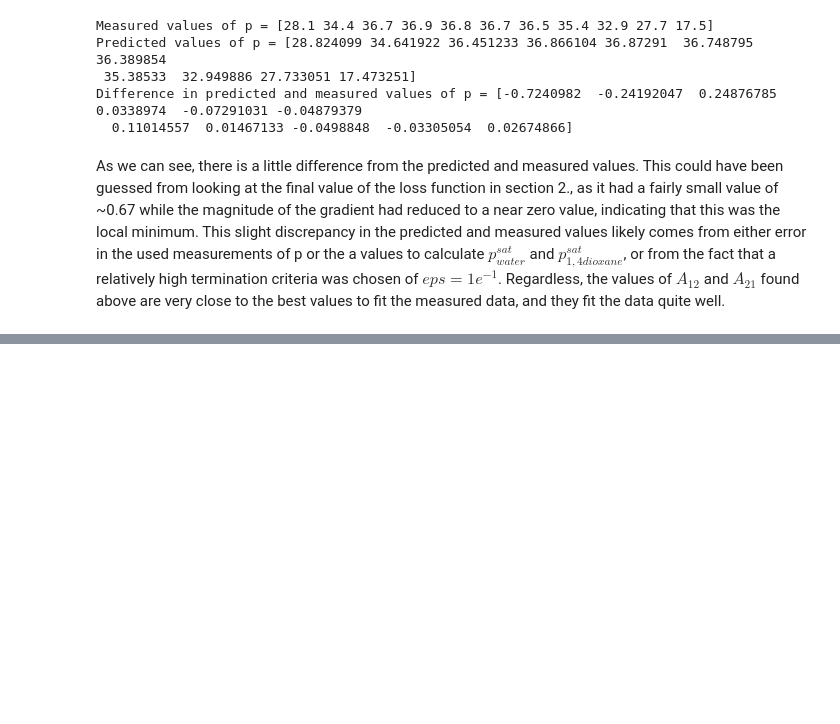
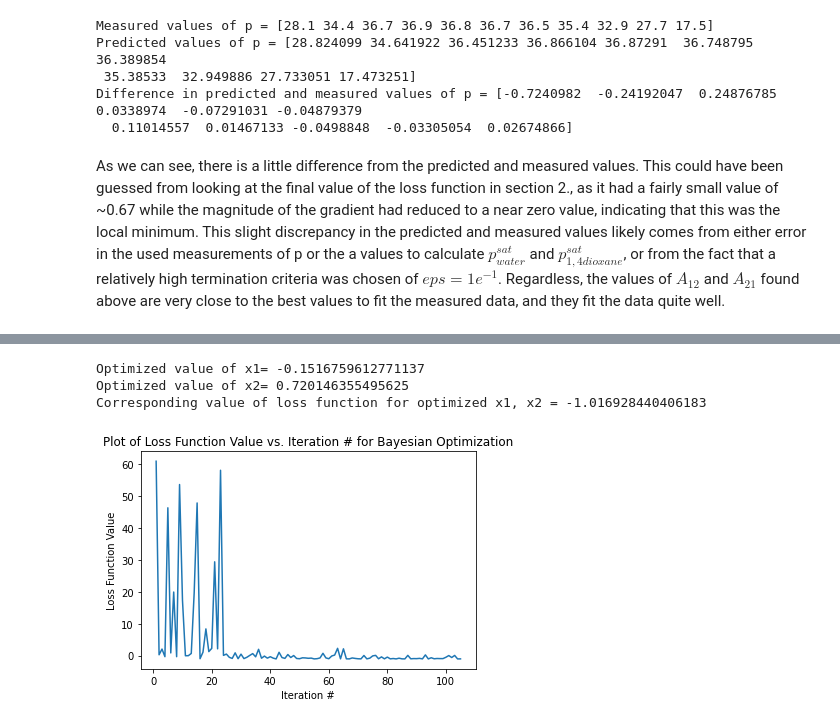
Before and after one commit to Ssjacks7/DesignOptimization2021Fall, a Jupyter notebook: HomeworkSolutions/Homework3/HW3Notebook.ipynb, the cells around one changed output, grey strips where cells are left out. Saved outputs shown, nothing was run; the diff lists cells and outputs as text; code cells hidden in the pictures; blank space fills up the shorter version.

```diff
--- a/HomeworkSolutions/Homework3/HW3Notebook.ipynb
+++ b/HomeworkSolutions/Homework3/HW3Notebook.ipynb
@@ -126,0 +137,31 @@ To minimize the following function using Bayesian optimization,
+# %%
+# Choosing the number of iterations to run (I arbitrarily chose 100)
+n_iters = 100
+
+# Choosing the number of pre-samples to the loss function (I arbitrarily chose 5)
+n_pre_samples = 5
+
+# Defining the function to be minimized
+sample_loss = lambda x: (4-2.1*(x[0]**2)+(x[0]**4)/3)*x[0]**2+x[0]*x[1]+(-4+4*x[1]**2)*x[1]**2
+
+# Defining the parameter bounds for x1 and x2
+bounds = np.array([[-3,3],[-2,2]])
+
+# Running the bayesian optimisation function with the predefined parameters, making sure to not use pure random search
+xbaye, lossbaye = bayesian_optimisation(n_iters, sample_loss, bounds, x0 = None, n_pre_samples = 5,gp_params = None, random_search = None, alpha=1e-5, epsilon=1e-7)
+
+# Creating a plot showing the progression of the optimization function as it optimized x1 and x2
+plt.plot(np.linspace(1,(n_iters+n_pre_samples),(n_iters+n_pre_samples)), lossbaye)
+plt.title('Plot of Loss Function Value vs. Iteration # for Bayesian Optimization')
+plt.xlabel('Iteration #')
+plt.ylabel('Loss Function Value')
+
+# Printing the optimized value of x1 and x2 alongside the corresponding value for the loss function
+print('Optimized value of x1=', xbaye[-1,0])
+print('Optimized value of x2=', xbaye[-1,1])
+print('Corresponding value of loss function for optimized x1, x2 =', lossbaye[-1])
+# %% [output]
+Optimized value of x1= -0.1516759612771137
+Optimized value of x2= 0.720146355495625
+Corresponding value of loss function for optimized x1, x2 = -1.016928440406183
+[figure, added]
```
Also changed, not shown: parts of 6 cells of this notebook.
